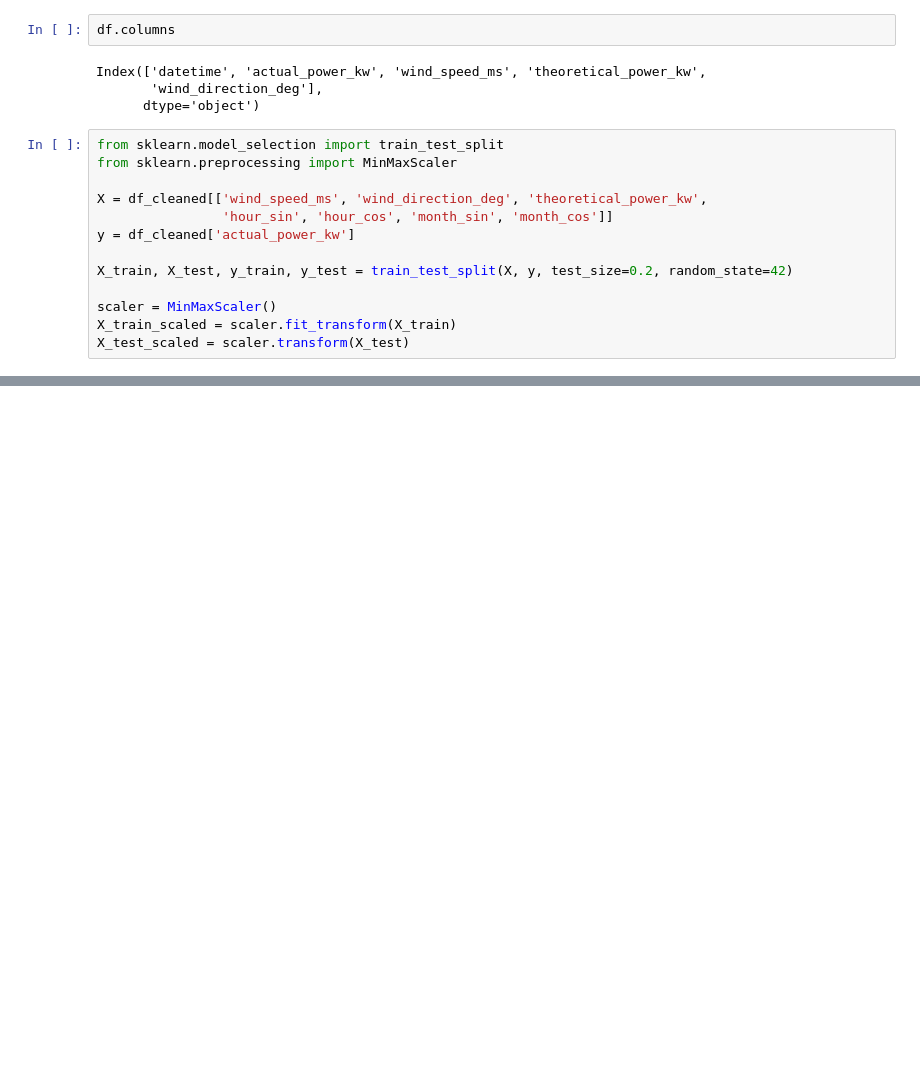
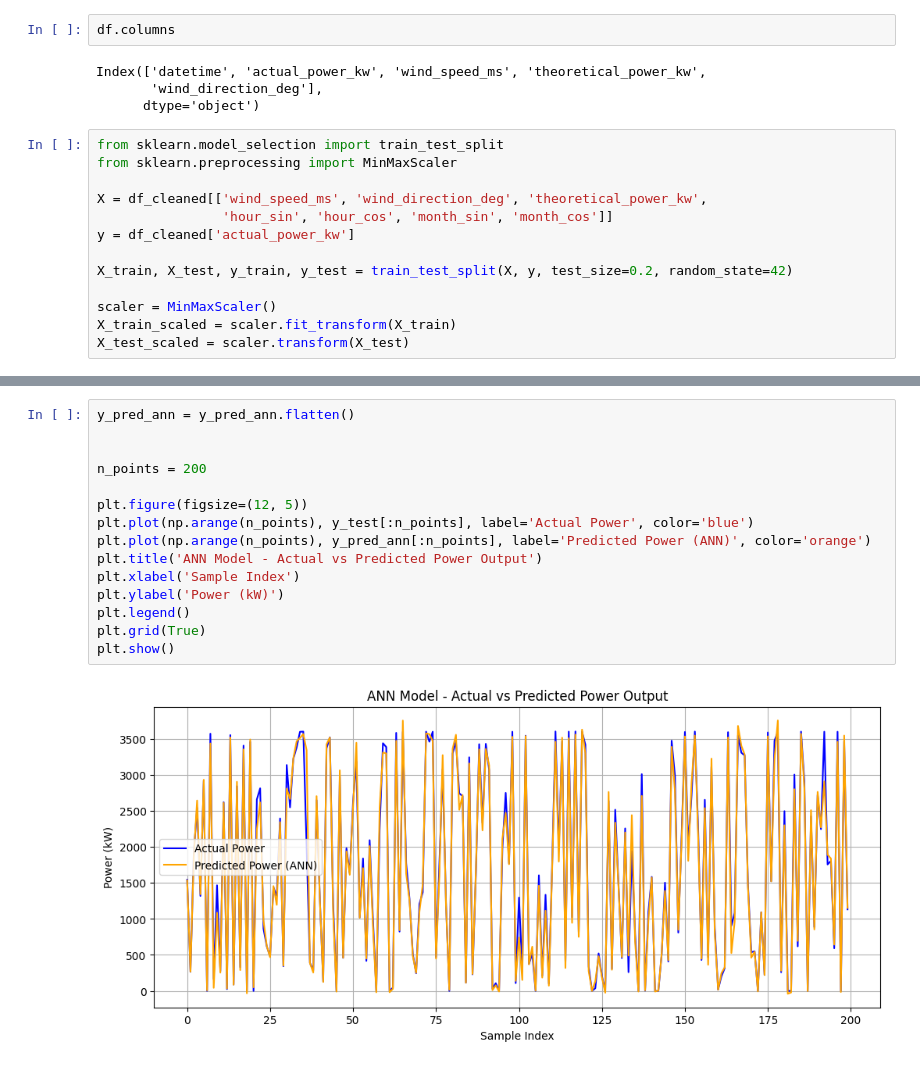
Before and after one commit to vikk456/wind-power-prediction, a Jupyter notebook: Wind_Turbine_Data_Preparation_and_Analysis.ipynb, the cells around one changed output, grey strips where cells are left out. Saved outputs shown, nothing was run; the diff lists cells and outputs as text; blank space fills up the shorter version.

```diff
--- a/Wind_Turbine_Data_Preparation_and_Analysis.ipynb
+++ b/Wind_Turbine_Data_Preparation_and_Analysis.ipynb
@@ -193,0 +343,17 @@ X_test_scaled = scaler.transform(X_test)
+# %%
+y_pred_ann = y_pred_ann.flatten()
+
+
+n_points = 200
+
+plt.figure(figsize=(12, 5))
+plt.plot(np.arange(n_points), y_test[:n_points], label='Actual Power', color='blue')
+plt.plot(np.arange(n_points), y_pred_ann[:n_points], label='Predicted Power (ANN)', color='orange')
+plt.title('ANN Model - Actual vs Predicted Power Output')
+plt.xlabel('Sample Index')
+plt.ylabel('Power (kW)')
+plt.legend()
+plt.grid(True)
+plt.show()
+# %% [output]
+[figure, added]
```
Also changed, not shown: parts of 13 cells of this notebook.
